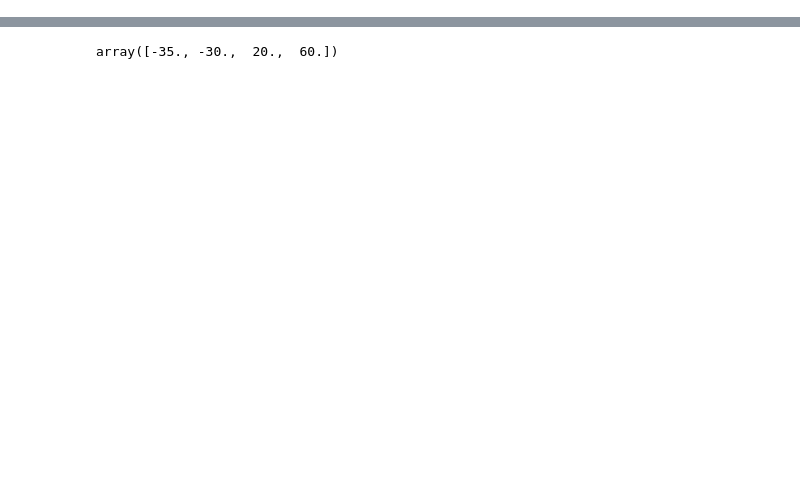
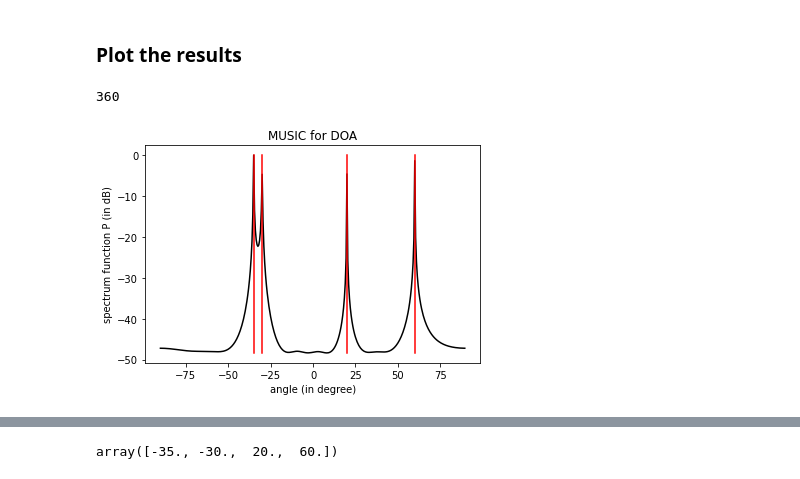
Before and after one commit to rayandaod/MUSIC_for_DOA, a Jupyter notebook: notebooks/assignment_1.ipynb, the cells around one changed output, grey strips where cells are left out. Cells and saved outputs as stored; diff of their text form; code cells hidden in the pictures; blank space fills up the shorter version.

```diff
--- a/notebooks/assignment_1.ipynb
+++ b/notebooks/assignment_1.ipynb
@@ -13,17 +34,10 @@ import math
 # %%
 angles = [20, 60, -30, -35]
-freq = [1/2, 1/3, 1/10, 1/5]
-
-thetas = np.array(angles) / 180 * np.pi    # harmonic signal direction
-w = np.array(freq) * np.pi                # harmonic signal frequency
-N = 200                                   # snapshots
-M = 10                                    # number of microphones
-D = np.size(thetas)                        # number of sources
-wavelen = 150                             # wave length
-d = wavelen / 2                           # distance between mics
-var = 0.01                                # variance of noise
-
-A = np.exp(-1j*2*np.pi*d/wavelen* np.kron(np.arange(M), np.sin(thetas)).reshape((M, D)))
-S = 2*np.exp(1j*(np.kron(w, np.arange(N)).reshape((D, N))))
-Noise = var*np.random.randn(M, N)
-X = np.dot(A, S) + Noise
+thetas = np.array(angles) / 180 * np.pi     # Incoming signal directions
+w = np.array([1/2, 1/3, 1/5, 1/10]) * np.pi              # Emitted frequencies corresponding to incoming signals
+N = 200                                                  # snapshots (number of samples)
+M = 10                                                   # number of receivers/mics
+D = np.size(thetas)                                      # number of sources
+wavelen = 150                                            # wavelength (in ms)
+d = wavelen / 2                                          # distance between mics
+var = 0.20                                               # variance of noise
@@ -69,0 +139,17 @@ plt.show()
+# %% [markdown]
+### Plot the results
+# %%
+Pmusic, peak_search_range = basic_musicdoa(X, M, D, d, wavelen, "log")
+print(len(peak_search_range))
+# %% [output]
+360
+# %%
+plt.plot(peak_search_range, Pmusic, '-k')
+plt.xlabel('angle (in degree)')
+plt.ylabel('spectrum function P (in dB)')
+plt.title('MUSIC for DOA')
+for angle in angles:
+        plt.plot((angle, angle), (Pmusic.min(), Pmusic.max()), 'r')
+plt.show()
+# %% [output]
+[figure, added]
```
Also changed, not shown: parts of 32 cells of this notebook, 12 other files.
